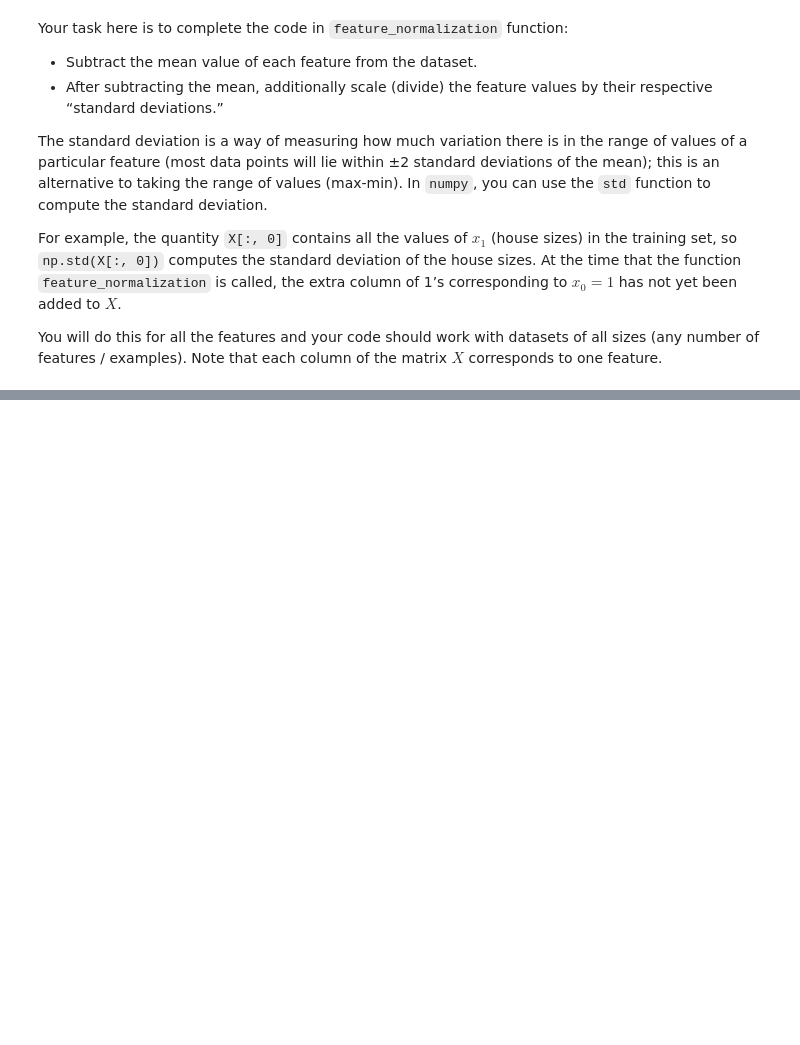
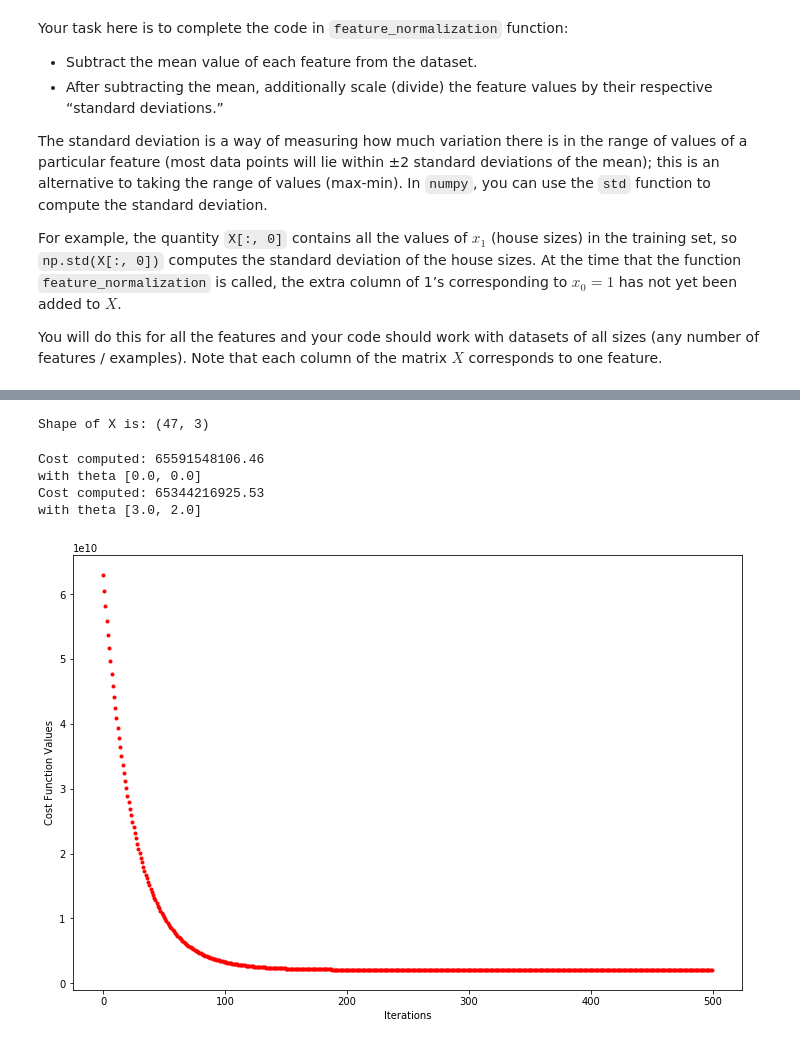
Before and after one commit to SoroushGhaderi/Machine_Learning_Andrew_Ng_exercises_with_Python, a Jupyter notebook: Linear Regression/Exercise 1 Linear Regression.ipynb, the cells around one changed output, grey strips where cells are left out. Drawn from its saved outputs; the diff is of its cells as text; code cells hidden in the pictures; blank space fills up the shorter version.

Commit message:
multi variable cost_function and gradient_descent

```diff
--- a/Linear Regression/Exercise 1 Linear Regression.ipynb
+++ b/Linear Regression/Exercise 1 Linear Regression.ipynb
@@ -331,0 +366,65 @@ print("Standard Deviation: {:}".format(standard_deviation_X))
+# %%
+# The first axis (axis=0) refers to rows (training examples)
+# and second axis (axis=1) refers to columns (features).
+# add ones to normalized_X to make features same shape as theta
+X = np.concatenate([np.ones(len(y)).reshape(len(y), 1), normalized_X], axis= 1)
+print(f"Shape of X is: {X.shape}")
+# %% [output]
+Shape of X is: (47, 3)
+# %%
+def cost_function(X, y, theta):
+    """
+    comments
+    """
+    # size of dataset
+    number_of_samples = y.size
+    #initialize cost function with zero
+    J = 0
+    # hypothesis function
+    h = np.dot(X, theta)
+    # computation of cost function
+    J = (1/(2 * number_of_samples)) * np.sum(np.square(np.dot(X, theta) - y))
+    return J
+# %%
+J = cost_function(X, y, theta= np.array([0.0, 0.0, 0.0]))
+print("Cost computed: {:.2f} \nwith theta [0.0, 0.0]".format(J))
+J = cost_function(X, y, theta= np.array([0.0, 2102.0, 511.0]))
+print("Cost computed: {:.2f} \nwith theta [3.0, 2.0]".format(J))
+# %% [output]
+Cost computed: 65591548106.46
+with theta [0.0, 0.0]
+Cost computed: 65344216925.53
+with theta [3.0, 2.0]
+# %%
+def gradient_descent(X, y, theta, learning_rate, iteration):
+    """
+    comments
+    """
+    # number of elements or trainting examples
+    number_of_samples = len(y)
+    # make a copy of theta to avoid changing original array
+    theta = theta.copy()
+    J_history = []
+    theta_history = []
+    # loop through iterations
+    for item in range(iteration):
+        theta = theta - (learning_rate/number_of_samples) * (np.dot(X, theta) - y).dot(X)
+        theta_history.append(theta)
+        J_history.append(cost_function(X, y, theta))
+    return theta, J_history, theta_history
+# %%
+# initial theta for starting cost_function and gradient_descent that is theta= [0,0]
+theta = np.zeros(3)
+# set learning_rate(alpha in original formula) and iteration(number of running algorithm)
+learning_rate = .02
+iteration = 500
+# running algorithm and store them variable and lists
+theta, cost_function_history, theta_history = gradient_descent(X, y, theta, learning_rate, iteration)
+# %%
+fig,ax = plt.subplots(figsize=(12,8))
+ax.set_ylabel("Cost Function Values")
+ax.set_xlabel("Iterations")
+ax.plot(range(iteration), cost_function_history, "r.")
+plt.show()
+# %% [output]
+[figure, added]
```
Also changed, not shown: parts of 9 cells of this notebook.
